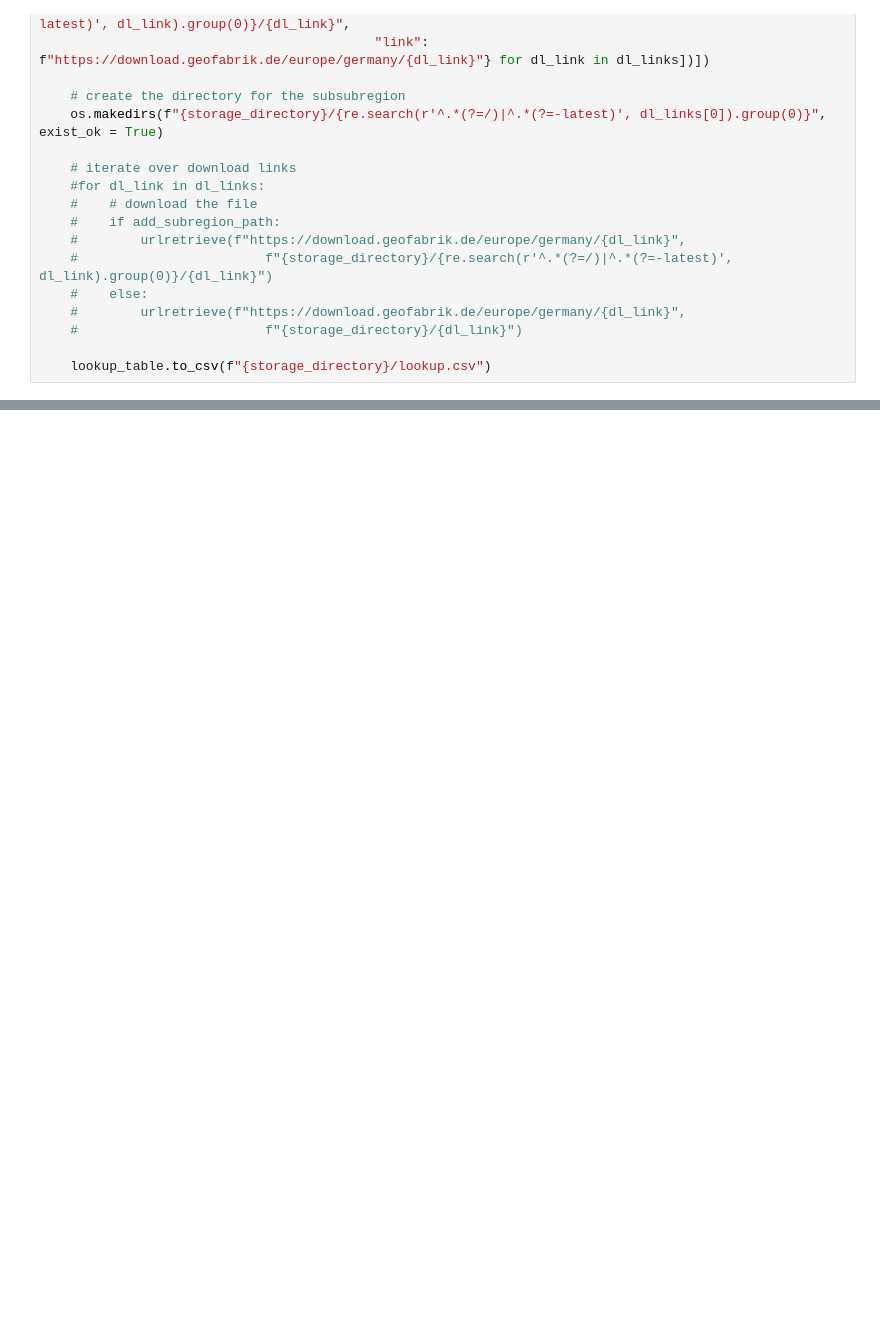
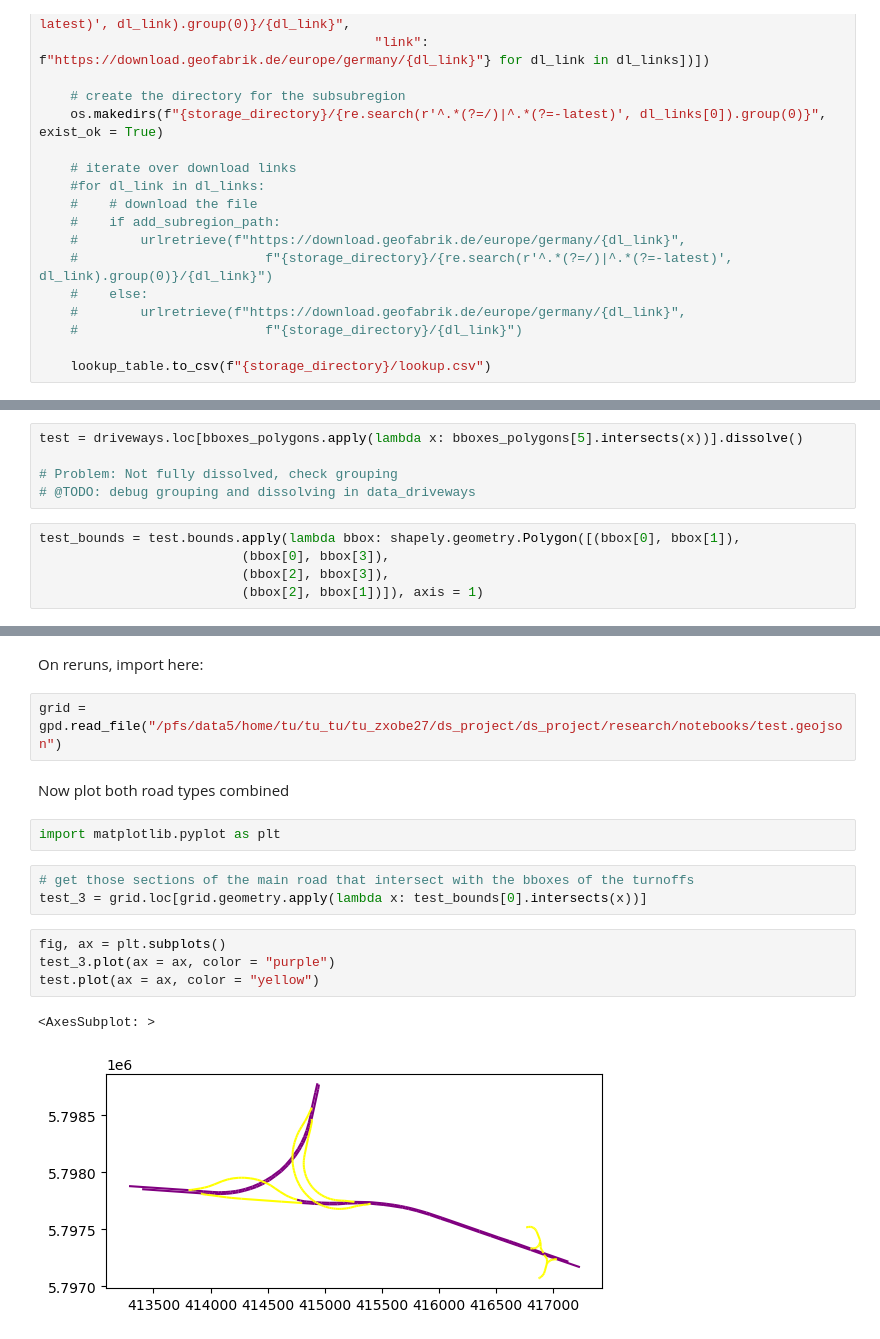
Before and after one commit to felixschulz385/ds_project, a Jupyter notebook: research/notebooks/OSM_experiments.ipynb, the cells around one changed output, grey strips where cells are left out. Saved outputs shown, nothing was run; the diff lists cells and outputs as text; blank space fills up the shorter version.

Commit message:
Completed work on OSM, imagery preprocessing

```diff
--- a/research/notebooks/OSM_experiments.ipynb
+++ b/research/notebooks/OSM_experiments.ipynb
@@ -94,0 +110,10 @@ urlretrieve(f"https://download.geofabrik.de/europe/germany/{level}.json",
+# %%
+test = driveways.loc[bboxes_polygons.apply(lambda x: bboxes_polygons[5].intersects(x))].dissolve()
+
+# Problem: Not fully dissolved, check grouping
+# @TODO: debug grouping and dissolving in data_driveways
+# %%
+test_bounds = test.bounds.apply(lambda bbox: shapely.geometry.Polygon([(bbox[0], bbox[1]),
+                          (bbox[0], bbox[3]),
+                          (bbox[2], bbox[3]),
+                          (bbox[2], bbox[1])]), axis = 1)
@@ -94,0 +151,18 @@ urlretrieve(f"https://download.geofabrik.de/europe/germany/{level}.json",
+# %% [markdown]
+On reruns, import here:
+# %%
+grid = gpd.read_file("/pfs/data5/home/tu/tu_tu/tu_zxobe27/ds_project/ds_project/research/notebooks/test.geojson")
+# %% [markdown]
+Now plot both road types combined
+# %%
+import matplotlib.pyplot as plt
+# %%
+# get those sections of the main road that intersect with the bboxes of the turnoffs
+test_3 = grid.loc[grid.geometry.apply(lambda x: test_bounds[0].intersects(x))]
+# %%
+fig, ax = plt.subplots()
+test_3.plot(ax = ax, color = "purple")
+test.plot(ax = ax, color = "yellow")
+# %% [output]
+<AxesSubplot: >
+[figure, added]
```
Also changed, not shown: parts of 129 cells of this notebook, 8 other files.
